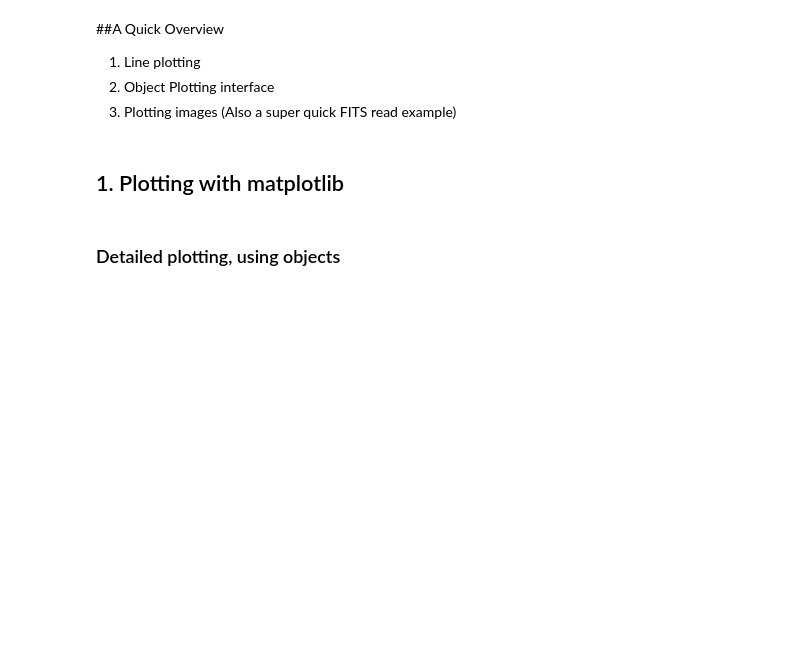
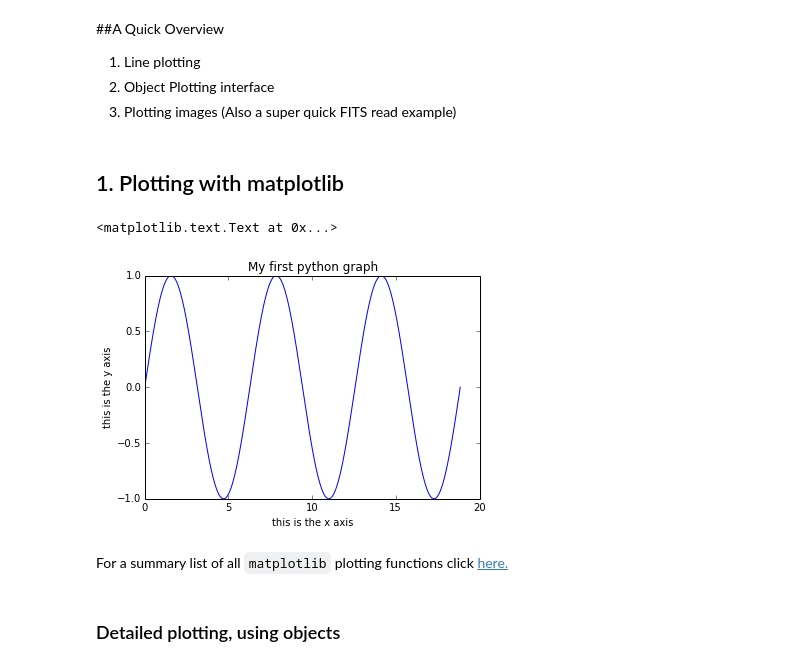
Before and after one commit to justincely/2014-02-24-esac, a Jupyter notebook: lessons/sunpy/matplotlib_tutorial.ipynb, the cells around one changed output. Saved outputs shown, nothing was run; the diff lists cells and outputs as text; code cells hidden in the pictures; blank space fills up the shorter version.

```diff
--- a/lessons/sunpy/matplotlib_tutorial.ipynb
+++ b/lessons/sunpy/matplotlib_tutorial.ipynb
@@ -20,7 +20,13 @@ y = np.sin(x)
 # %%
 plt.plot(x,y)
 plt.xlabel("this is the x axis")
 plt.ylabel("this is the y axis")
+plt.title("My first python graph")
+# %% [output]
+<matplotlib.text.Text at 0x...>
+[figure, added]
+# %% [markdown]
+For a summary list of all `matplotlib` plotting functions click [here.](http://matplotlib.org/api/pyplot_summary.html)
 # %% [markdown]
 ### Detailed plotting, using objects
 # %%
```
Also changed, not shown: parts of 11 cells of this notebook, 1 other file.
